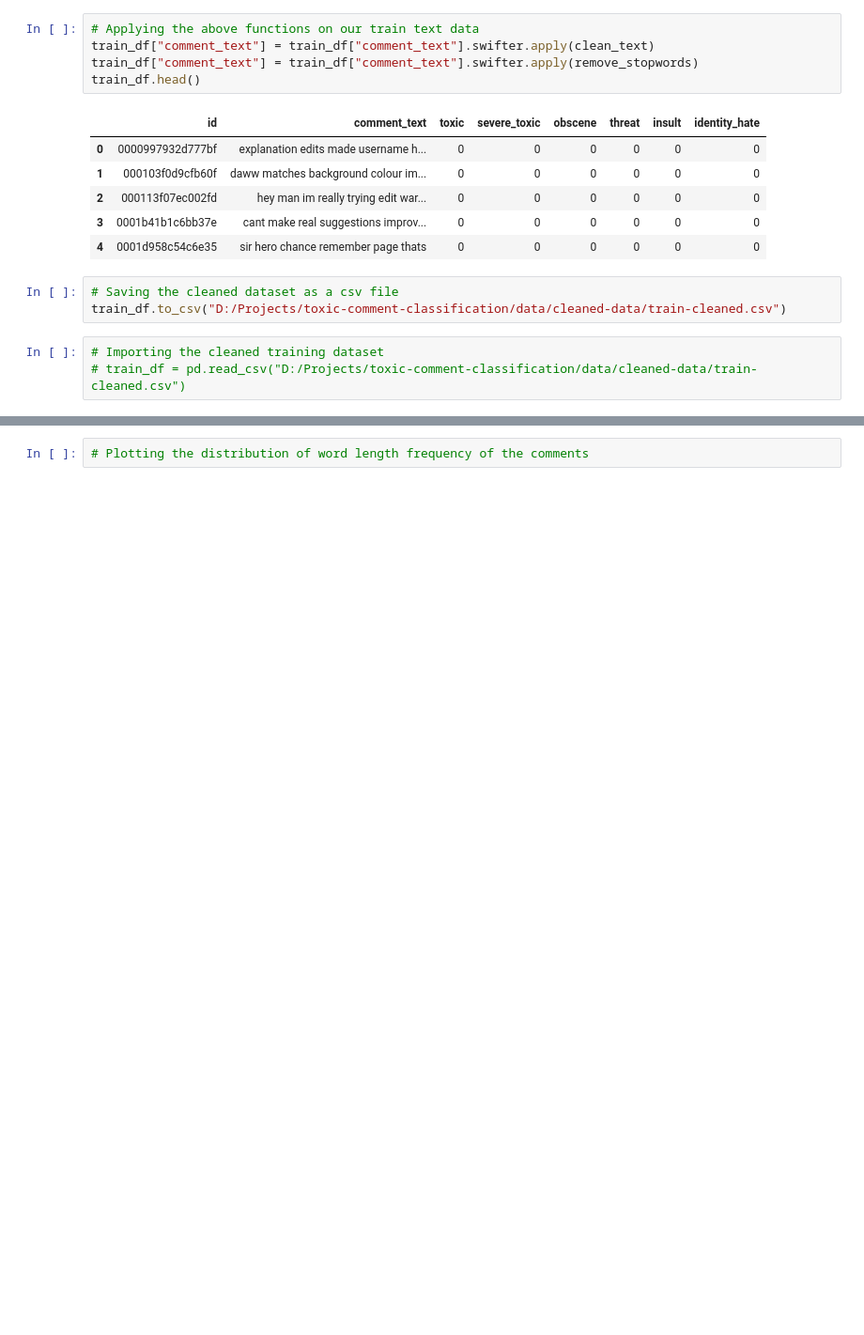
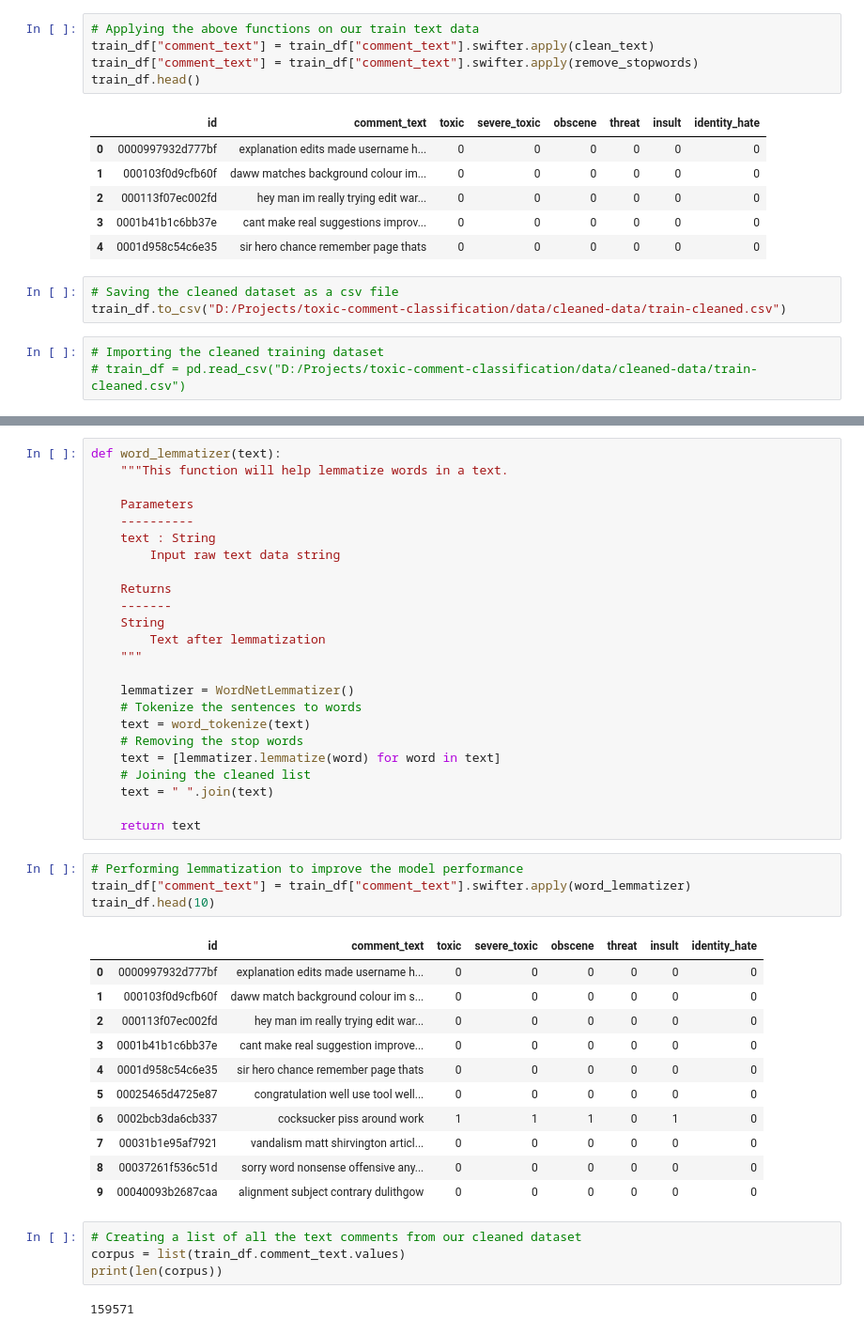
Before and after one commit to vipul-shinde/toxic-comment-classification, a Jupyter notebook: notebooks/01-eda-and-data-cleaning.ipynb, the cells around one changed output, grey strips where cells are left out. Shown: that part at 94% size. Cells and saved outputs as stored; diff of their text form; blank space fills up the shorter version.

```diff
--- a/notebooks/01-eda-and-data-cleaning.ipynb
+++ b/notebooks/01-eda-and-data-cleaning.ipynb
@@ -256,2 +247,46 @@ axarr[1,1].axis('off')
-# %%
-# Plotting the distribution of word length frequency of the comments
+# %%
+def word_lemmatizer(text):
+    """This function will help lemmatize words in a text.
+
+    Parameters
+    ----------
+    text : String
+        Input raw text data string
+
+    Returns
+    -------
+    String
+        Text after lemmatization
+    """
+
+    lemmatizer = WordNetLemmatizer()
+    # Tokenize the sentences to words
+    text = word_tokenize(text)
+    # Removing the stop words
+    text = [lemmatizer.lemmatize(word) for word in text]
+    # Joining the cleaned list
+    text = " ".join(text)
+
+    return text
+# %%
+# Performing lemmatization to improve the model performance
+train_df["comment_text"] = train_df["comment_text"].swifter.apply(word_lemmatizer)
+train_df.head(10)
+# %% [output]
+|  | id | comment_text | toxic | severe_toxic | obscene | threat | insult | identity_hate |
+| 0 | 0000997932d777bf | explanation edits made username h... | 0 | 0 | 0 | 0 | 0 | 0 |
+| 1 | 000103f0d9cfb60f | daww match background colour im s... | 0 | 0 | 0 | 0 | 0 | 0 |
+| 2 | 000113f07ec002fd | hey man im really trying edit war... | 0 | 0 | 0 | 0 | 0 | 0 |
+| 3 | 0001b41b1c6bb37e | cant make real suggestion improve... | 0 | 0 | 0 | 0 | 0 | 0 |
+| 4 | 0001d958c54c6e35 | sir hero chance remember page thats | 0 | 0 | 0 | 0 | 0 | 0 |
+| 5 | 00025465d4725e87 | congratulation well use tool well... | 0 | 0 | 0 | 0 | 0 | 0 |
+| 6 | 0002bcb3da6cb337 | cocksucker piss around work | 1 | 1 | 1 | 0 | 1 | 0 |
+| 7 | 00031b1e95af7921 | vandalism matt shirvington articl... | 0 | 0 | 0 | 0 | 0 | 0 |
+| 8 | 00037261f536c51d | sorry word nonsense offensive any... | 0 | 0 | 0 | 0 | 0 | 0 |
+| 9 | 00040093b2687caa | alignment subject contrary dulithgow | 0 | 0 | 0 | 0 | 0 | 0 |
+# %%
+# Creating a list of all the text comments from our cleaned dataset
+corpus = list(train_df.comment_text.values)
+print(len(corpus))
+# %% [output]
+159571
```
Also changed, not shown: parts of 10 cells of this notebook.
